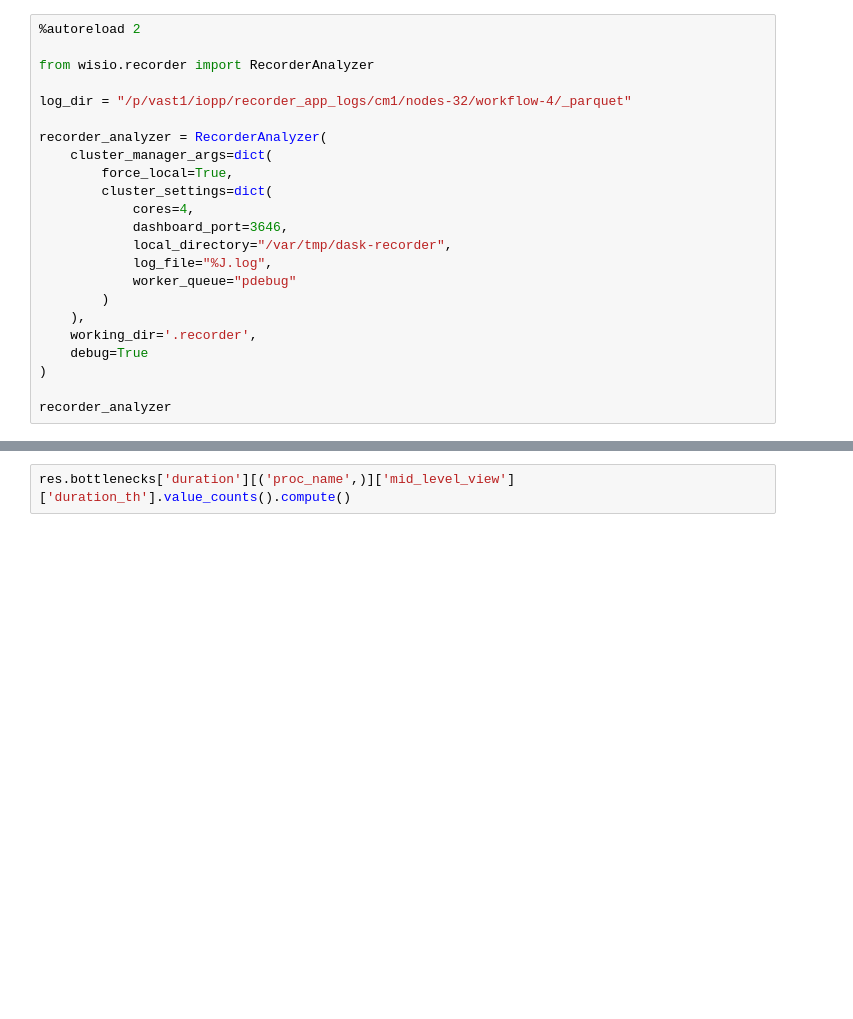
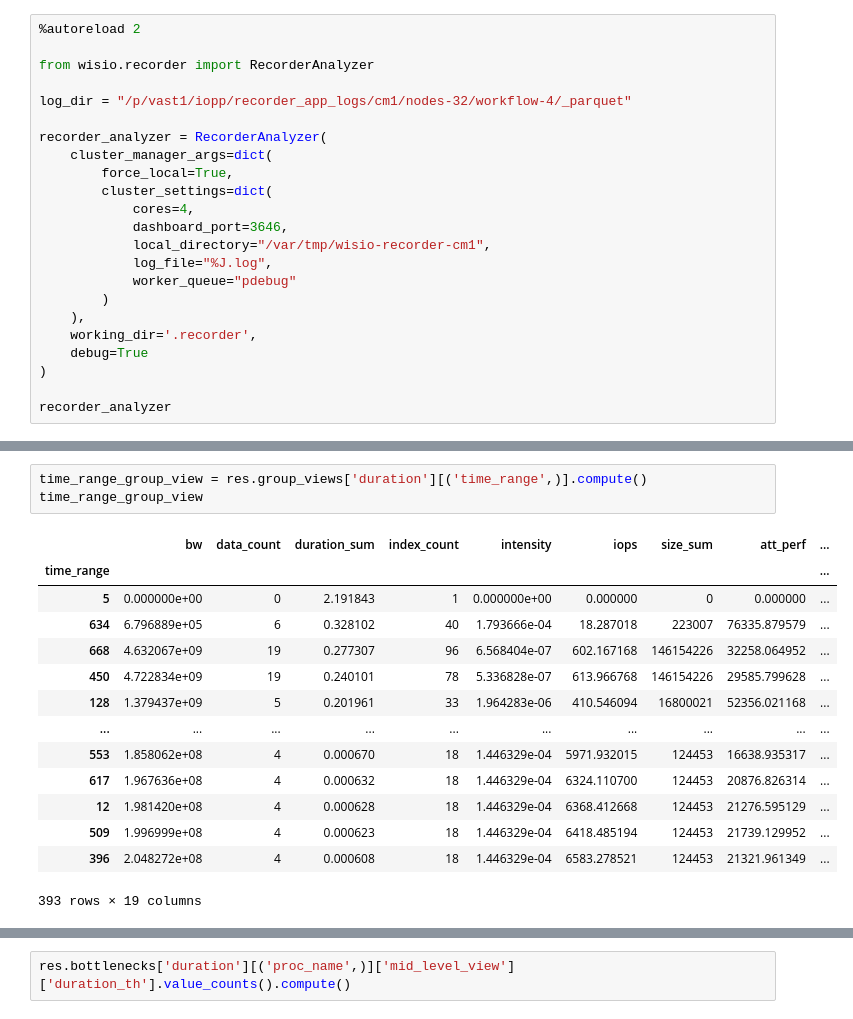
Before and after one commit to izzet/wisio, a Jupyter notebook: notebooks/recorder-cm1.ipynb, the cells around one changed output, grey strips where cells are left out. Drawn from its saved outputs; the diff is of its cells as text; blank space fills up the shorter version.

```diff
--- a/notebooks/recorder-cm1.ipynb
+++ b/notebooks/recorder-cm1.ipynb
@@ -33,7 +35,7 @@ recorder_analyzer = RecorderAnalyzer(
         cluster_settings=dict(
             cores=4,
             dashboard_port=3646,
-            local_directory="/var/tmp/dask-recorder",
+            local_directory="/var/tmp/wisio-recorder-cm1",
             log_file="%J.log",
             worker_queue="pdebug"
         )
@@ -59,0 +78,18 @@ time: 21.9 s (started: 2023-08-03 20:33:30 -07:00)
+# %%
+time_range_group_view = res.group_views['duration'][('time_range',)].compute()
+time_range_group_view
+# %% [output]
+|  | bw | data_count | duration_sum | index_count | intensity | iops | size_sum | att_perf | ... |
+| time_range |  |  |  |  |  |  |  |  | ... |
+| 5 | 0.000000e+00 | 0 | 2.191843 | 1 | 0.000000e+00 | 0.000000 | 0 | 0.000000 | ... |
+| 634 | 6.796889e+05 | 6 | 0.328102 | 40 | 1.793666e-04 | 18.287018 | 223007 | 76335.879579 | ... |
+| 668 | 4.632067e+09 | 19 | 0.277307 | 96 | 6.568404e-07 | 602.167168 | 146154226 | 32258.064952 | ... |
+| 450 | 4.722834e+09 | 19 | 0.240101 | 78 | 5.336828e-07 | 613.966768 | 146154226 | 29585.799628 | ... |
+| 128 | 1.379437e+09 | 5 | 0.201961 | 33 | 1.964283e-06 | 410.546094 | 16800021 | 52356.021168 | ... |
+| ... | ... | ... | ... | ... | ... | ... | ... | ... | ... |
+| 553 | 1.858062e+08 | 4 | 0.000670 | 18 | 1.446329e-04 | 5971.932015 | 124453 | 16638.935317 | ... |
+| 617 | 1.967636e+08 | 4 | 0.000632 | 18 | 1.446329e-04 | 6324.110700 | 124453 | 20876.826314 | ... |
+| 12 | 1.981420e+08 | 4 | 0.000628 | 18 | 1.446329e-04 | 6368.412668 | 124453 | 21276.595129 | ... |
+| 509 | 1.996999e+08 | 4 | 0.000623 | 18 | 1.446329e-04 | 6418.485194 | 124453 | 21739.129952 | ... |
+| 396 | 2.048272e+08 | 4 | 0.000608 | 18 | 1.446329e-04 | 6583.278521 | 124453 | 21321.961349 | ... |
+393 rows × 19 columns
```
Also changed, not shown: parts of 16 cells of this notebook, 2 other files.
